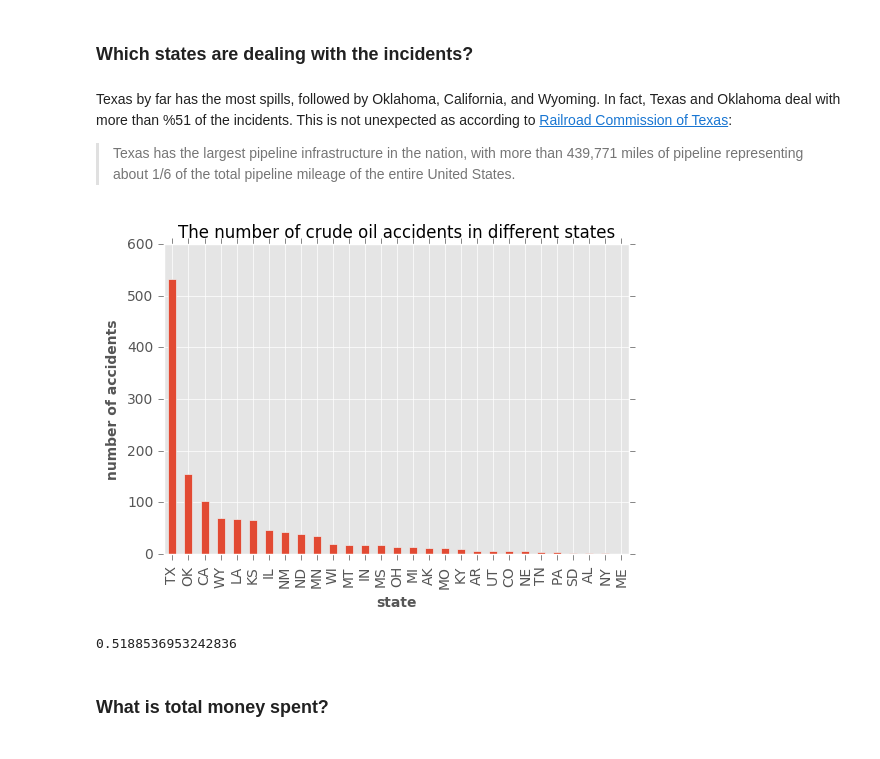
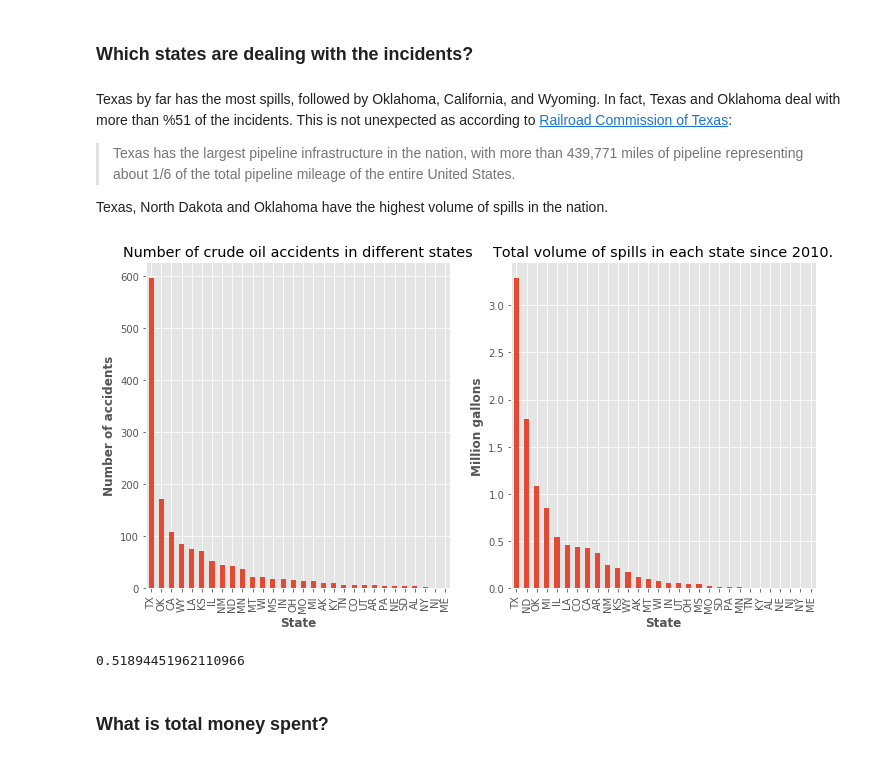
Before and after one commit to Mahdisadjadi/pipeline-incidents, a Jupyter notebook: pipeline.ipynb, the cells around one changed output. Drawn from its saved outputs; the diff is of its cells as text; code cells hidden in the pictures.

```diff
--- a/pipeline.ipynb
+++ b/pipeline.ipynb
@@ -30,8 +30,13 @@ I also use `plotly`, but only for plotting points on the US map. I have customiz
 import matplotlib.pyplot as plt
 import pandas as pd
 import numpy as np
+from io import BytesIO
+from urllib.request import urlopen
+from zipfile import ZipFile
+import shutil
+import os
+import time
 %matplotlib inline
-plt.style.use('ggplot')
 plt.rcParams['font.family'] = 'sans-serif'
 plt.rcParams['font.serif'] = 'Helvetica Neue'
 plt.rcParams['font.monospace'] = 'Helvetica Neue'
@@ -42,7 +47,9 @@ plt.rcParams['axes.titlesize'] = 12
 plt.rcParams['xtick.labelsize'] = 10
 plt.rcParams['ytick.labelsize'] = 10
 plt.rcParams['legend.fontsize'] = 10
-plt.rcParams['figure.titlesize'] = 12
+plt.rcParams['figure.titlesize'] = 120
+plt.rcParams['figure.figsize'] = (6,6)
+plt.style.use('ggplot')
 # %% [markdown]
 You can download the dataset from [PHMS website](http://www.phmsa.dot.gov/pipeline/library/data-stats/flagged-data-files) with `xlsx` format.  The dataset is broken into different time periods. Here I only focus on the data from 2010-2016 (filename is `hl2010toPresent`, converted to `CSV` format). Although, many incidents in 2016 are not reported yet. This data contains massive details of each incident (having 255 columns for each record shows this!). I only select a few columns and rename them to be more descriptive:
 
@@ -177,17 +253,29 @@ plt.show()
 Texas by far has the most spills, followed by Oklahoma, California, and Wyoming. In fact, Texas and Oklahoma deal with more than %51 of the incidents. This is not unexpected as according to [Railroad Commission of Texas](http://www.rrc.state.tx.us/pipeline-safety/):
 
 > Texas has the largest pipeline infrastructure in the nation, with more than 439,771 miles of pipeline representing about 1/6 of the total pipeline mileage of the entire United States.
+
+Texas, North Dakota and Oklahoma have the highest volume of spills in the nation.
 # %%
-ax=data["state"].value_counts(sort=True).plot(kind='bar')
-ax.set_title("The number of crude oil accidents in different states")
-ax.set_ylabel("number of accidents")
-ax.set_xlabel("state")
+fig, axes = plt.subplots(nrows=1, ncols=2,figsize=(12,6))
+
+data["state"].value_counts(sort=True).plot(kind='bar',ax=axes[0])
+axes[0].set_title("Number of crude oil accidents in different states")
+axes[0].set_ylabel("Number of accidents")
+axes[0].set_xlabel("State")
+
+grouped = data.groupby(['state'])['volume'].sum()/10**6
+grouped.sort_values(ascending=False).plot(kind='bar',ax=axes[1])
+axes[1].set_title("Total volume of spills in each state since 2010.")
+axes[1].set_ylabel("Million gallons")
+axes[1].set_xlabel("State")
+
 plt.show()
+
 # share of the first two states from the incidents
 data["state"].value_counts(sort=True,normalize=True)[0:2].sum()
 # %% [output]
-[figure, old version]
+[figure, new version]
-0.5188536953242836
+0.51894451962110966
 # %% [markdown]
 ### What is total money spent?
 # %% [markdown]
```
Also changed, not shown: parts of 15 cells of this notebook, 4 other files.
